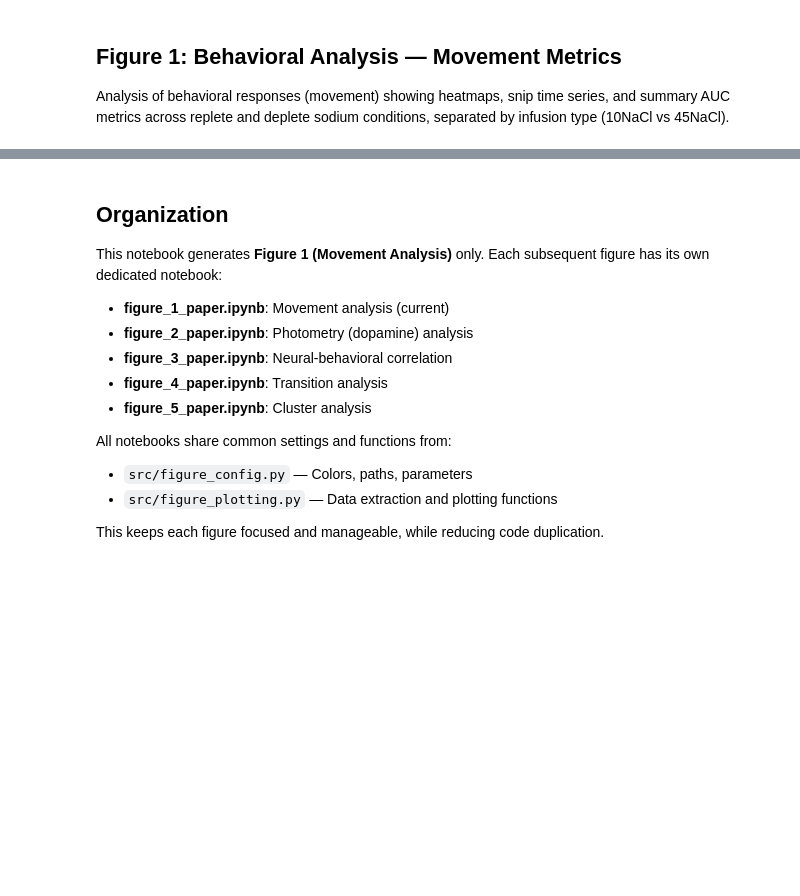
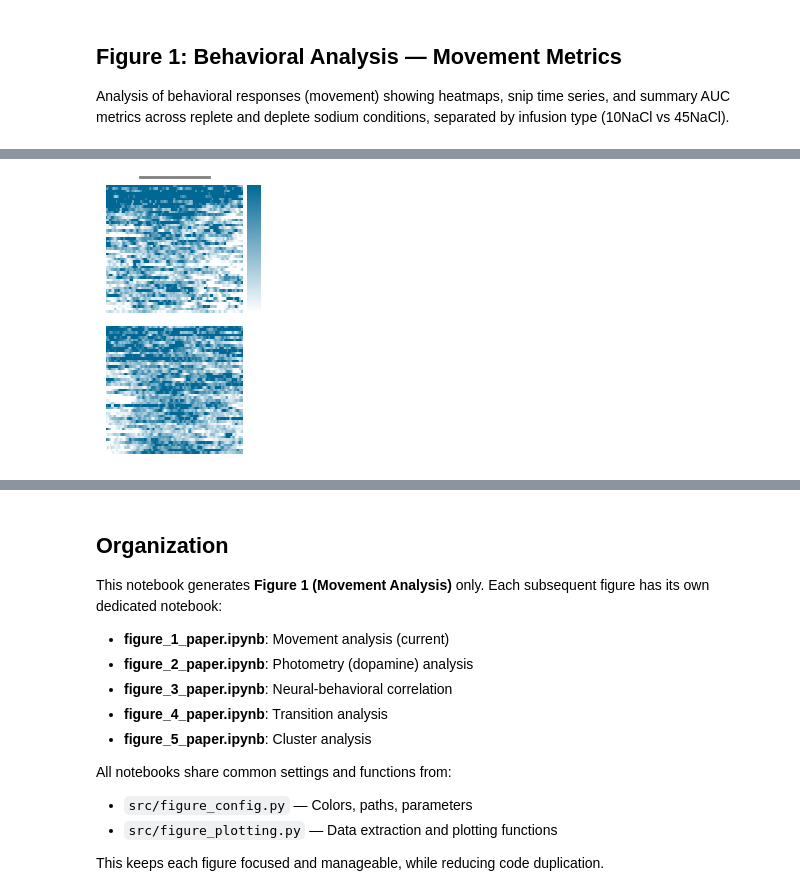
Before and after one commit to jaimemcc/bazzino, a Jupyter notebook: notebooks/figure_1_paper.ipynb, the cells around one changed output, grey strips where cells are left out. Saved outputs shown, nothing was run; the diff lists cells and outputs as text; code cells hidden in the pictures; blank space fills up the shorter version.

```diff
--- a/notebooks/figure_1_paper.ipynb
+++ b/notebooks/figure_1_paper.ipynb
@@ -11,21 +11,26 @@ This notebook generates publication-ready figures for the Bazzino & Roitman sodi
 import pathlib
 from pathlib import Path
 import sys
-import numpy as np
-import pandas as pd
-import matplotlib.pyplot as plt
-import matplotlib.colors as mcolors
-import dill
-from trompy import zscore
-from extract_behav_parameters import smooth_array
-
 # Add src to path for importing local modules
 sys.path.insert(0, str(Path("../src").resolve()))
 from pickle_compat import enable_dill_pathlib_compat
 enable_dill_pathlib_compat()
 
+import numpy as np
+import pandas as pd
+import matplotlib.pyplot as plt
+import matplotlib.colors as mcolors
+import seaborn as sns
+import dill
+from scipy import stats
+from trompy import zscore
+from extract_behav_parameters import smooth_array
+
+
+
 from figure_config import (
-    configure_matplotlib, COLORS, HEATMAP_CMAP_DIV, HEATMAP_CMAP_UNI,
+    configure_matplotlib, COLORS, HEATMAP_CMAP_DIV,
+    HEATMAP_CMAP_RED, HEATMAP_CMAP_BLUE,
     DATAFOLDER, RESULTSFOLDER, FIGSFOLDER,
     HEATMAP_VLIM_BEHAV, YLIMS_BEHAV,
     BEHAV_SMOOTH_WINDOW, SAVE_FIGS
@@ -33,14 +38,16 @@ from figure_config import (
 from figure_plotting import (
     smooth_array, get_heatmap_data, get_mean_snips, get_auc,
     init_heatmap_figure, init_snips_figure, make_heatmap,
-    plot_snips, plot_auc_summary, save_figure, print_auc_stats,
-    scale_vlim_to_data, calculate_ylims
+    plot_snips, plot_auc_summary, save_figure_atomic, print_auc_stats,
+    scale_vlim_to_data, calculate_ylims,
+    draw_regression_line, make_correlation_plot
 )
 
 # Configure matplotlib
 configure_matplotlib()
 colors = COLORS  # Use shared color palette
-custom_cmap = HEATMAP_CMAP_UNI  # Use shared colormap
+custom_cmap_red = HEATMAP_CMAP_RED  # Use shared colormap
+custom_cmap_blue = HEATMAP_CMAP_BLUE  # Use shared colormap
 # %% [output]
 The IPython.extensions.autoreload extension is already loaded. To reload it, use:
   %reload_ext IPython.extensions.autoreload
@@ -110,7 +117,7 @@ vmax = np.nanpercentile(snips_movement, 95)  # 95th percentile for upper bound
 vlim = (vmin, vmax)
 print(f"Angular Velocity - Calculated asymmetric vlims: vmin={vmin:.4f}, vmax={vmax:.4f}")
 # vlim = (-0.75, 0.75) # for zscored data
-vlim = (0, 0.02)
+vlim = (2, 6)
 
 # Calculate dynamic y-limits based on all snips data - MOVEMENT
 print("\n" + "="*60)
@@ -124,10 +131,10 @@ dep_10, dep_45 = get_mean_snips(snips_movement, x_array, "deplete")
 # Calculate y-limits based on all snips with 5% padding
 calc_ylims = calculate_ylims([rep_10, rep_45, dep_10, dep_45], pad_percentage=5)
 
-print(f"  Data range (min, max): ({np.nanmin(snips_angvel):.4f}, {np.nanmax(snips_angvel):.4f})")
+print(f"  Data range (min, max): ({np.nanmin(snips_movement):.4f}, {np.nanmax(snips_movement):.4f})")
 print(f"  Calculated y-limits: {calc_ylims}")
 print("="*60 + "\n")
 
 # Use calculated limits or override with fixed values if preferred
 ylims = calc_ylims
-# ylims = (-0.1, 4)
+ylims = (0, 8)
@@ -134,20 +150,22 @@ ylims = calc_ylims
 # %%
 ### 1A. Heatmaps — Replete Condition
 
 f, ax1, ax2, cbar_ax = init_heatmap_figure()
 
 # Replete + 10NaCl
 heatmap_data_rep_10 = get_heatmap_data(snips_to_plot, x_array, "replete", "10NaCl")
 replete_10_auc = get_auc(heatmap_data_rep_10)
-make_heatmap(heatmap_data_rep_10, ax1, vlim, inf_bar=True, cmap=custom_cmap)
+make_heatmap(heatmap_data_rep_10, ax1, vlim, inf_bar=True, cmap=custom_cmap_blue)
 
 # Replete + 45NaCl
 heatmap_data_rep_45 = get_heatmap_data(snips_to_plot, x_array, "replete", "45NaCl")
 replete_45_auc = get_auc(heatmap_data_rep_45)
-make_heatmap(heatmap_data_rep_45, ax2, vlim, cbar_ax=cbar_ax, cmap=custom_cmap)
+make_heatmap(heatmap_data_rep_45, ax2, vlim, cbar_ax=cbar_ax, cmap=custom_cmap_blue)
 
 if SAVE_FIGS:
-    save_figure(f, "fig1_heatmap_angvel_replete", FIGSFOLDER)
+    save_figure_atomic(f, "fig1_heatmap_movement_replete", FIGSFOLDER)
+# %% [output]
+[figure, added]
 # %%
 ### 1B. Heatmaps — Deplete Condition
 
```
Also changed, not shown: parts of 12 cells of this notebook, 5 other files.
